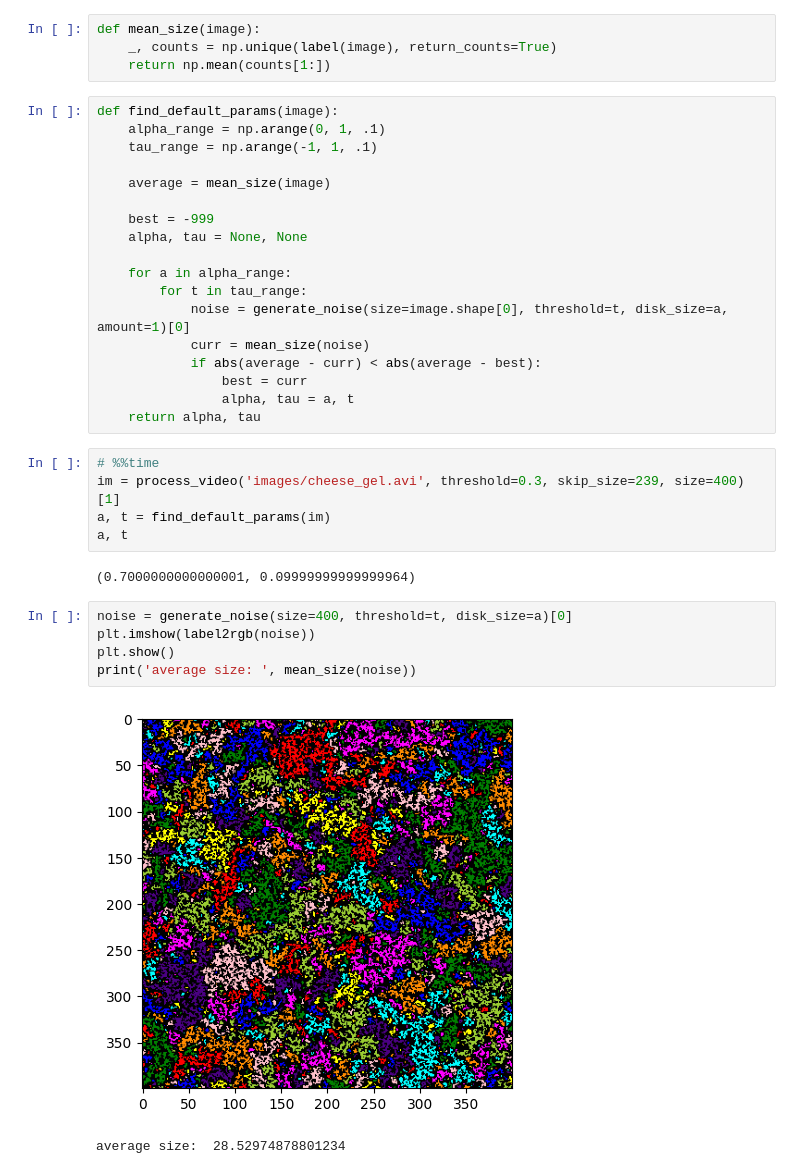
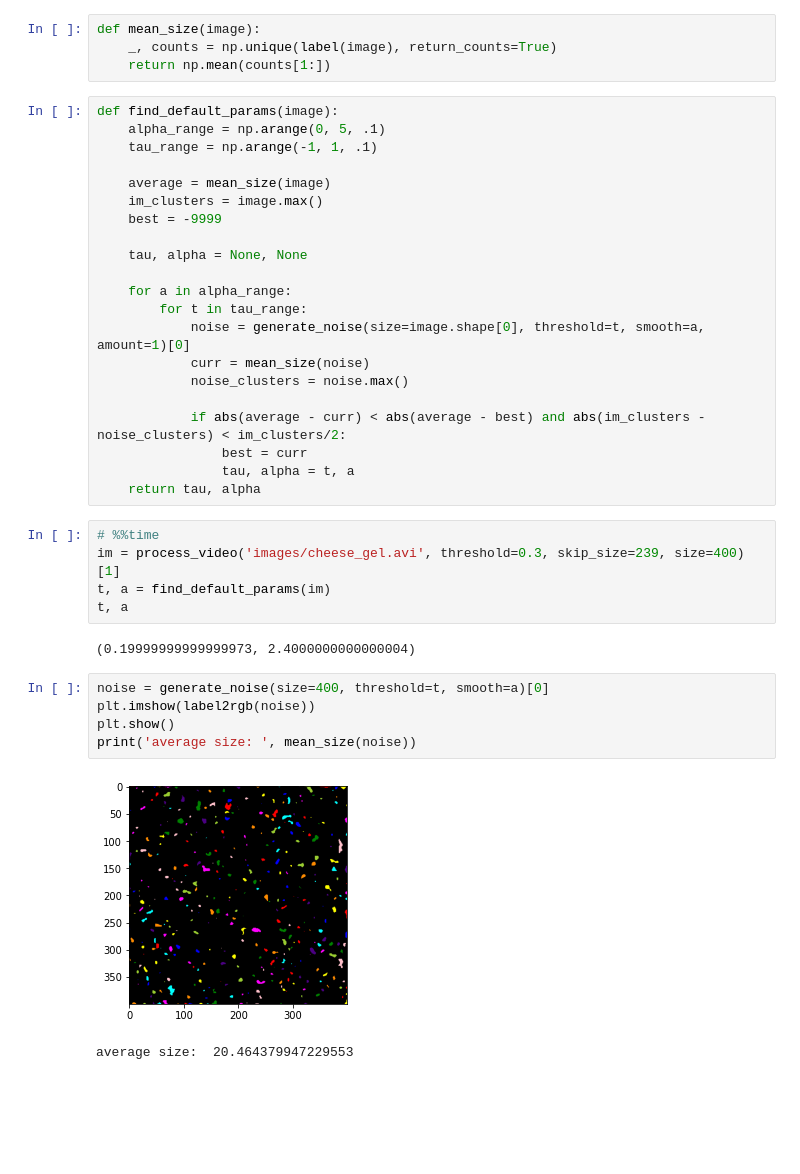
Before and after one commit to cappertherapper/Bachelorprojekt, a Jupyter notebook: test_mean_size.ipynb, the cells around one changed output. Drawn from its saved outputs; the diff is of its cells as text; blank space fills up the shorter version.

```diff
--- a/test_mean_size.ipynb
+++ b/test_mean_size.ipynb
@@ -16,37 +16,40 @@ def mean_size(image):
     return np.mean(counts[1:])
 # %%
 def find_default_params(image):
-    alpha_range = np.arange(0, 1, .1)
+    alpha_range = np.arange(0, 5, .1)
     tau_range = np.arange(-1, 1, .1)
 
     average = mean_size(image)
+    im_clusters = image.max()
+    best = -9999
 
-    best = -999
-    alpha, tau = None, None
+    tau, alpha = None, None
 
     for a in alpha_range:
         for t in tau_range:
-            noise = generate_noise(size=image.shape[0], threshold=t, disk_size=a, amount=1)[0]
+            noise = generate_noise(size=image.shape[0], threshold=t, smooth=a, amount=1)[0]
             curr = mean_size(noise)
-            if abs(average - curr) < abs(average - best):
+            noise_clusters = noise.max()
+
+            if abs(average - curr) < abs(average - best) and abs(im_clusters - noise_clusters) < im_clusters/2:
                 best = curr
-                alpha, tau = a, t
-    return alpha, tau
+                tau, alpha = t, a
+    return tau, alpha
 # %%
 # %%time
 im = process_video('images/cheese_gel.avi', threshold=0.3, skip_size=239, size=400)[1]
-a, t = find_default_params(im)
-a, t
+t, a = find_default_params(im)
+t, a
 # %% [output]
-(0.7000000000000001, 0.09999999999999964)
+(0.19999999999999973, 2.4000000000000004)
 # %%
-noise = generate_noise(size=400, threshold=t, disk_size=a)[0]
+noise = generate_noise(size=400, threshold=t, smooth=a)[0]
 plt.imshow(label2rgb(noise))
 plt.show()
 print('average size: ', mean_size(noise))
 # %% [output]
-[figure, old version]
+[figure, new version]
-average size:  28.52974878801234
+average size:  20.464379947229553
 # %%
 plt.imshow(label2rgb(im))
 plt.show()
```
Also changed, not shown: parts of 1 cell of this notebook, 11 other files.
